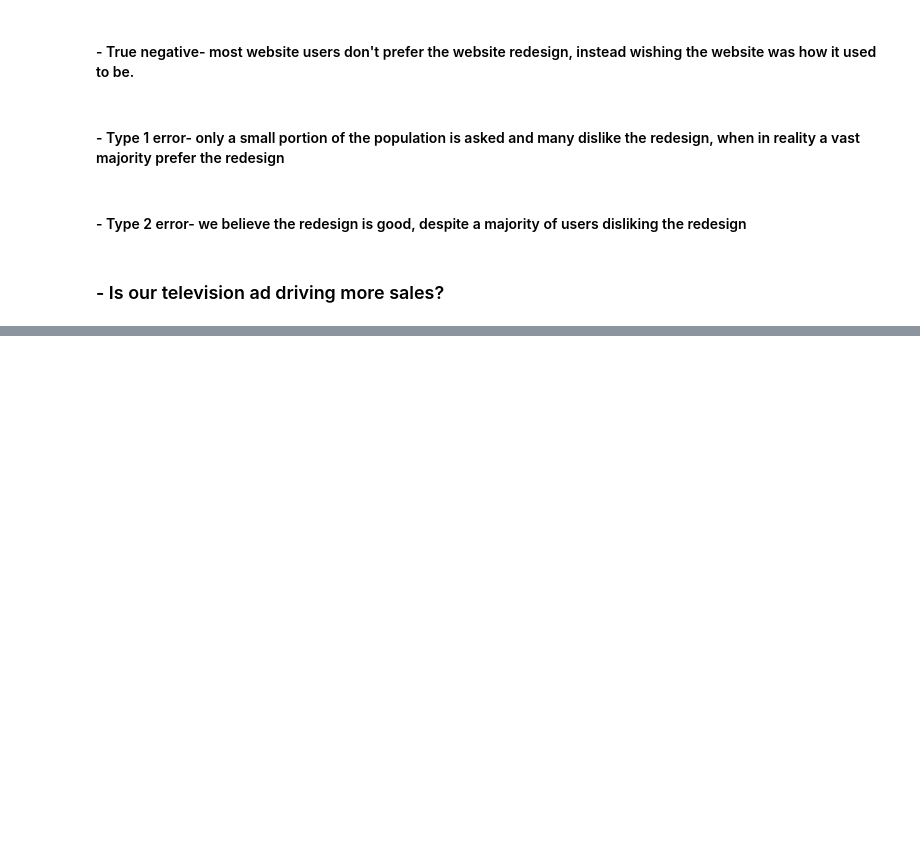
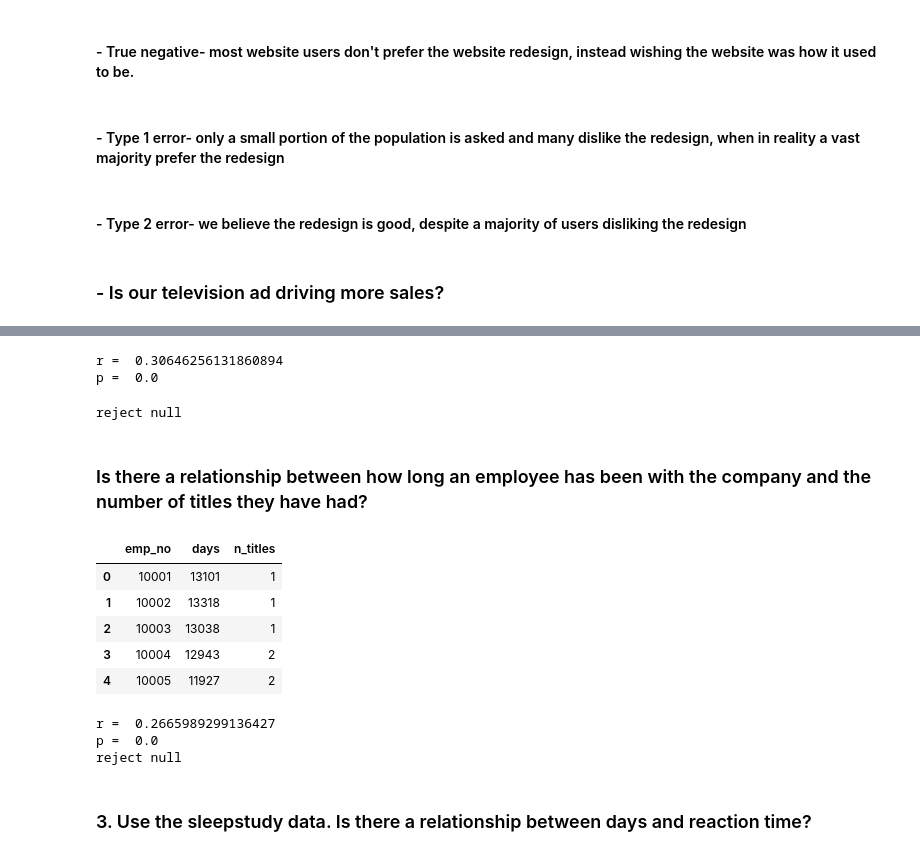
Before and after one commit to codyclonts/statistics-exercises, a Jupyter notebook: hypothesis_testing.ipynb, the cells around one changed output, grey strips where cells are left out. Cells and saved outputs as stored; diff of their text form; code cells hidden in the pictures; blank space fills up the shorter version.

```diff
--- a/hypothesis_testing.ipynb
+++ b/hypothesis_testing.ipynb
@@ -32,0 +119,50 @@
+# %%
+alpha = .05
+r, p = stats.pearsonr(df.days, df.salary)
+print ('r = ', r )
+print ('p = ' , p)
+# %% [output]
+r =  0.30646256131860894
+p =  0.0
+# %%
+if p < alpha:
+    print ('reject null')
+else:
+    print('accept null')
+# %% [output]
+reject null
+# %% [markdown]
+### Is there a relationship between how long an employee has been with the company and the number of titles they have had?
+# %%
+url = get_db_url("employees")
+sql = """
+SELECT emp_no,DATEDIFF(curdate(),hire_date) as 'days', count(*) as n_titles
+FROM titles
+JOIN employees USING (emp_no)
+GROUP BY emp_no
+"""
+
+df = pd.read_sql(sql,url)
+df.head()
+# %% [output]
+|  | emp_no | days | n_titles |
+| 0 | 10001 | 13101 | 1 |
+| 1 | 10002 | 13318 | 1 |
+| 2 | 10003 | 13038 | 1 |
+| 3 | 10004 | 12943 | 2 |
+| 4 | 10005 | 11927 | 2 |
+# %%
+alpha = .05
+r, p = stats.pearsonr(df.days, df.n_titles)
+print ('r = ', r )
+print ('p = ' , p)
+if p < alpha:
+    print ('reject null')
+else:
+    print('accept null')
+# %% [output]
+r =  0.2665989299136427
+p =  0.0
+reject null
+# %% [markdown]
+### 3. Use the sleepstudy data. Is there a relationship between days and reaction time?
```
Also changed, not shown: parts of 14 cells of this notebook.
